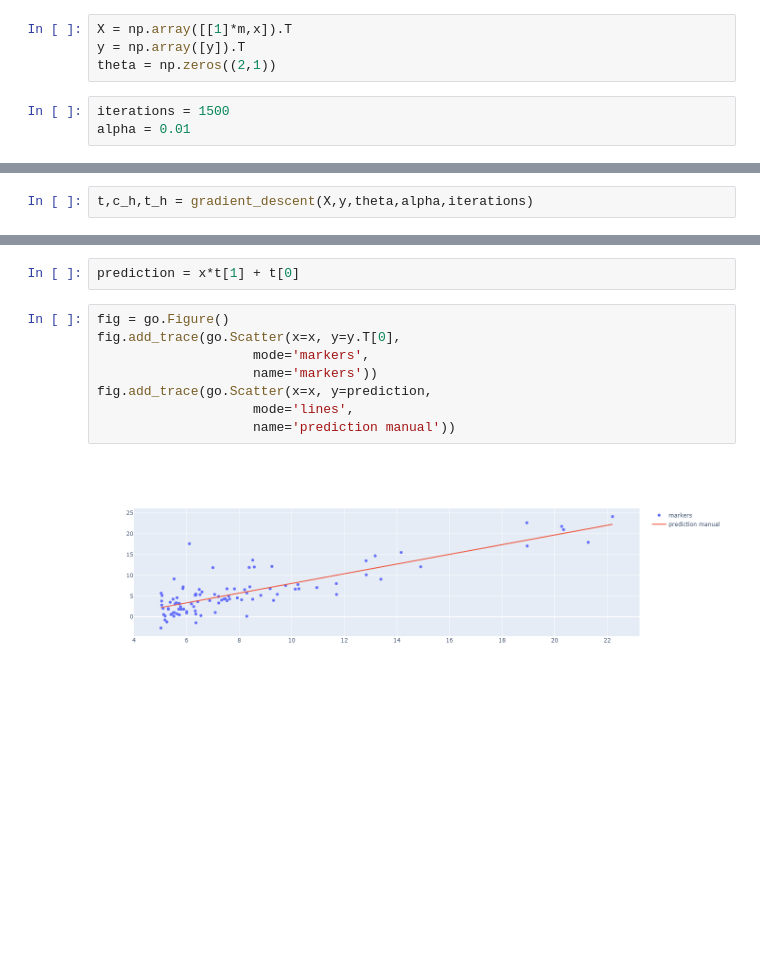
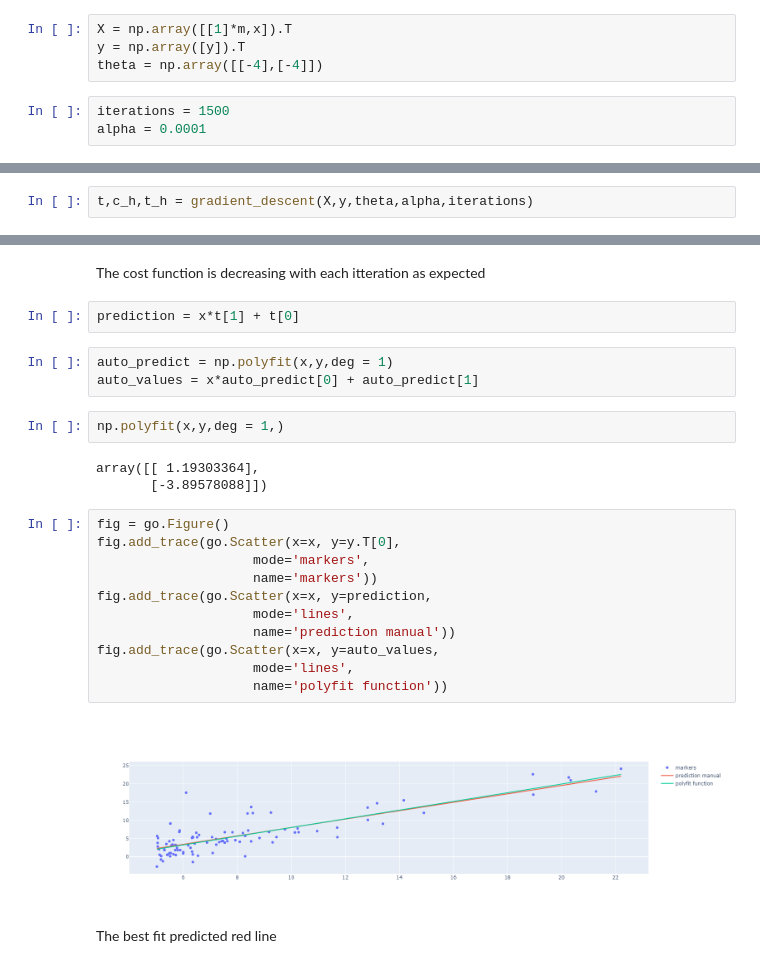
Before and after one commit to LiudasVasaris/Machine_learning_excercises, a Jupyter notebook: ML excercises.ipynb, the cells around one changed output, grey strips where cells are left out. Cells and saved outputs as stored; diff of their text form; blank space fills up the shorter version.

```diff
--- a/ML excercises.ipynb
+++ b/ML excercises.ipynb
@@ -30,10 +32,10 @@ y = df['profit'] # target
 # %%
 X = np.array([[1]*m,x]).T
 y = np.array([y]).T
-theta = np.zeros((2,1))
+theta = np.array([[-4],[-4]])
 # %%
 iterations = 1500
-alpha = 0.01
+alpha = 0.0001
 # %%
 def cost_function(X, y , theta):
     return (1 / (2*m)) * np.power(X@theta - y,2).sum()
@@ -61,12 +67,27 @@ t,c_h,t_h = gradient_descent(X,y,theta,alpha,iterations)
+# %% [markdown]
+The cost function is decreasing with each itteration as expected
 # %%
 prediction = x*t[1] + t[0]
+# %%
+auto_predict = np.polyfit(x,y,deg = 1)
+auto_values = x*auto_predict[0] + auto_predict[1]
+# %%
+np.polyfit(x,y,deg = 1,)
+# %% [output]
+array([[ 1.19303364],
+       [-3.89578088]])
 # %%
 fig = go.Figure()
 fig.add_trace(go.Scatter(x=x, y=y.T[0],
                     mode='markers',
                     name='markers'))
 fig.add_trace(go.Scatter(x=x, y=prediction,
                     mode='lines',
                     name='prediction manual'))
+fig.add_trace(go.Scatter(x=x, y=auto_values,
+                    mode='lines',
+                    name='polyfit function'))
 # %% [output]
-[figure, old version]
+[figure, new version]
+# %% [markdown]
+The best fit predicted red line
```
Also changed, not shown: parts of 18 cells of this notebook.
